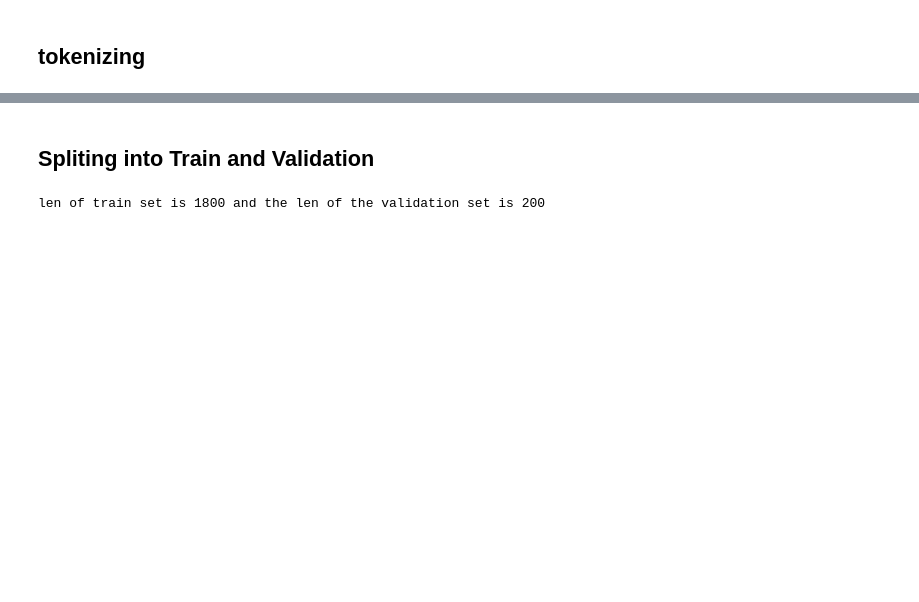
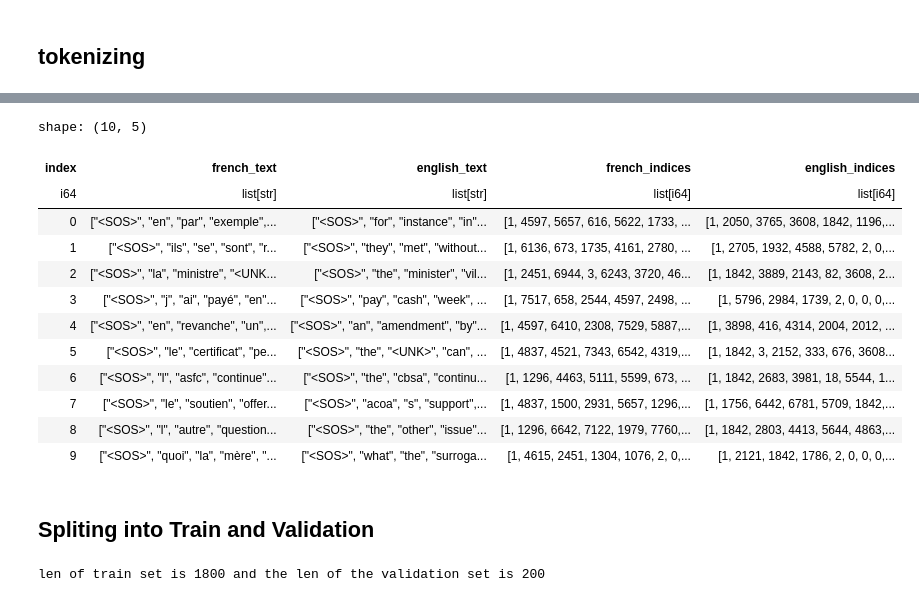
Before and after one commit to AsadiAhmad/Machine-Translation, a Jupyter notebook: Code/Ⅿaⅽhine_Transⅼation.ipynb, the cells around one changed output, grey strips where cells are left out. Cells and saved outputs as stored; diff of their text form; code cells hidden in the pictures; blank space fills up the shorter version.

```diff
--- a/Code/Ⅿaⅽhine_Transⅼation.ipynb
+++ b/Code/Ⅿaⅽhine_Transⅼation.ipynb
@@ -398,0 +470,3 @@ shape: (10, 3)
+# %%
+vocab_en, rev_vocab_en, counts_en = build_vocab(dataset_taged, "english_text", embeddings_en)
+vocab_fr, rev_vocab_fr, counts_fr = build_vocab(dataset_taged, "french_text", embeddings_fr)
@@ -442,11 +492,0 @@ Loaded 100000 French vectors
-# %%
-special_tokens = ['<SOS>', '<EOS>', '<UNK>', '<PAD>']
-for token in special_tokens:
-    if token not in english_glove.stoi:
-        english_glove.stoi[token] = len(english_glove.itos)
-        english_glove.itos.append(token)
-        special_vec = torch.randn(300)
-        english_glove.vectors = torch.cat([english_glove.vectors, special_vec.unsqueeze(0)], dim=0)
-
-# Move to device
-english_glove.vectors = english_glove.vectors.to(config.DEVICE)
@@ -494,3 +679,39 @@ def tokens_to_embeddings(
+# %%
+def add_indices_column(
+    df: pol.DataFrame,
+    text_column: str,
+    vocab: Dict[str, int],
+    new_column_name: str,
+    unk_token: str = "<UNK>"
+) -> pol.DataFrame:
+    """
+    Add a column with numerical indices to a Polars DataFrame
+    """
+    return df.with_columns(
+        pol.col(text_column).map_elements(
+            lambda x: tokens_to_indices([x], vocab, unk_token, verbose=False)[0],
+            return_dtype=pol.List(pol.Int64)
+        ).alias(new_column_name)
+    )
+# %%
+dataset_indexed = add_indices_column(dataset_taged, "french_text", vocab_fr, "french_indices")
+dataset_indexed = add_indices_column(dataset_indexed, "english_text", vocab_en, "english_indices")
+# %%
+dataset_indexed.head(10)
+# %% [output]
+shape: (10, 5)
+| index | french_text | english_text | french_indices | english_indices |
+| i64 | list[str] | list[str] | list[i64] | list[i64] |
+| 0 | ["<SOS>", "en", "par", "exemple",... | ["<SOS>", "for", "instance", "in"... | [1, 4597, 5657, 616, 5622, 1733, ... | [1, 2050, 3765, 3608, 1842, 1196,... |
+| 1 | ["<SOS>", "ils", "se", "sont", "r... | ["<SOS>", "they", "met", "without... | [1, 6136, 673, 1735, 4161, 2780, ... | [1, 2705, 1932, 4588, 5782, 2, 0,... |
+| 2 | ["<SOS>", "la", "ministre", "<UNK... | ["<SOS>", "the", "minister", "vil... | [1, 2451, 6944, 3, 6243, 3720, 46... | [1, 1842, 3889, 2143, 82, 3608, 2... |
+| 3 | ["<SOS>", "j", "ai", "payé", "en"... | ["<SOS>", "pay", "cash", "week", ... | [1, 7517, 658, 2544, 4597, 2498, ... | [1, 5796, 2984, 1739, 2, 0, 0, 0,... |
+| 4 | ["<SOS>", "en", "revanche", "un",... | ["<SOS>", "an", "amendment", "by"... | [1, 4597, 6410, 2308, 7529, 5887,... | [1, 3898, 416, 4314, 2004, 2012, ... |
+| 5 | ["<SOS>", "le", "certificat", "pe... | ["<SOS>", "the", "<UNK>", "can", ... | [1, 4837, 4521, 7343, 6542, 4319,... | [1, 1842, 3, 2152, 333, 676, 3608... |
+| 6 | ["<SOS>", "l", "asfc", "continue"... | ["<SOS>", "the", "cbsa", "continu... | [1, 1296, 4463, 5111, 5599, 673, ... | [1, 1842, 2683, 3981, 18, 5544, 1... |
+| 7 | ["<SOS>", "le", "soutien", "offer... | ["<SOS>", "acoa", "s", "support",... | [1, 4837, 1500, 2931, 5657, 1296,... | [1, 1756, 6442, 6781, 5709, 1842,... |
+| 8 | ["<SOS>", "l", "autre", "question... | ["<SOS>", "the", "other", "issue"... | [1, 1296, 6642, 7122, 1979, 7760,... | [1, 1842, 2803, 4413, 5644, 4863,... |
+| 9 | ["<SOS>", "quoi", "la", "mère", "... | ["<SOS>", "what", "the", "surroga... | [1, 4615, 2451, 1304, 1076, 2, 0,... | [1, 2121, 1842, 1786, 2, 0, 0, 0,... |
 # %% [markdown]
 ## Spliting into Train and Validation
 # %%
```
Also changed, not shown: parts of 86 cells of this notebook.
